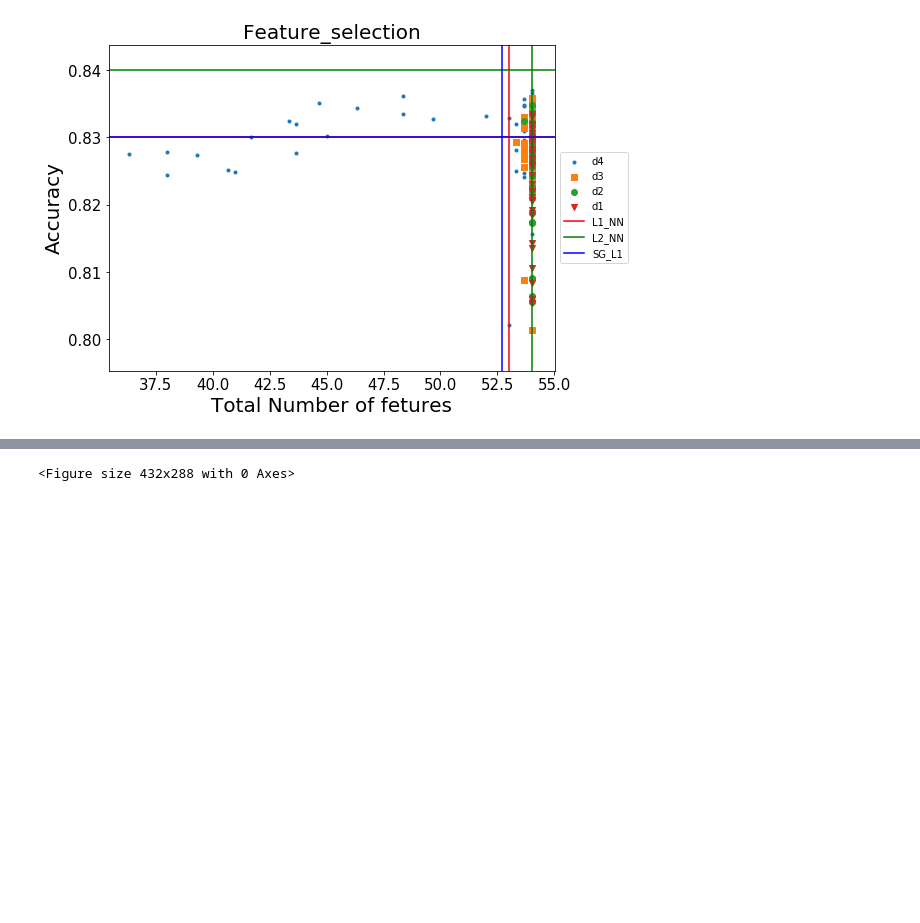
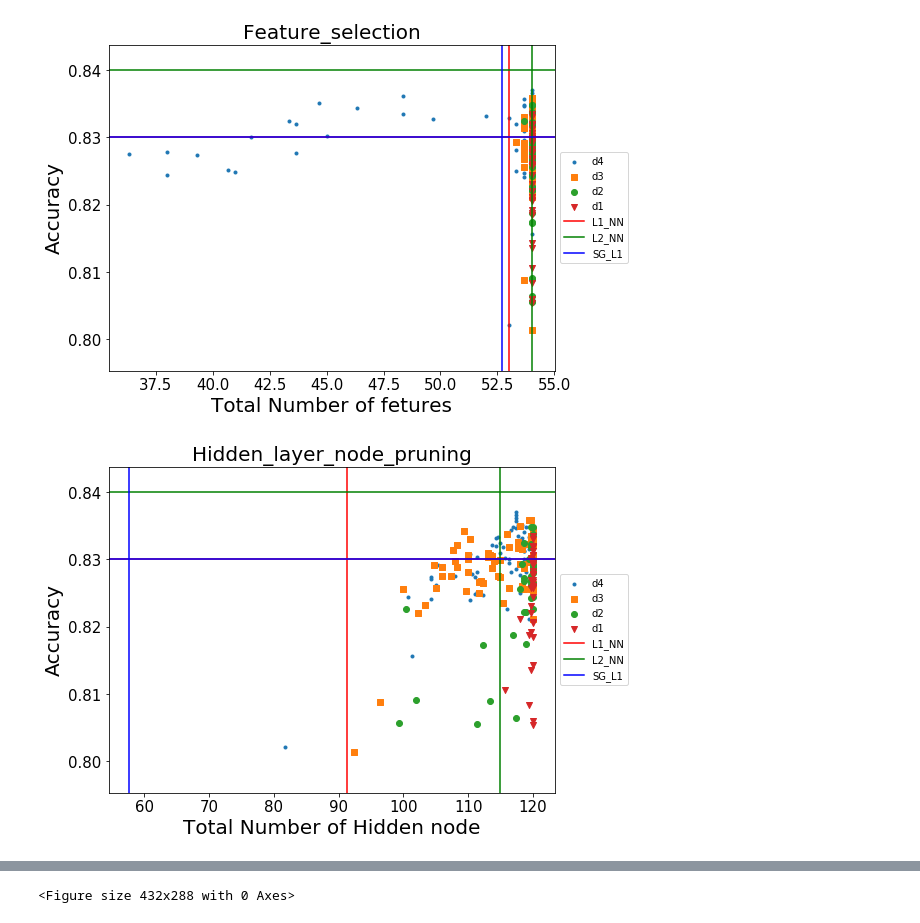
Before and after one commit to dx111/jupyterlab, a Jupyter notebook: cov_t1_all.ipynb, the cells around one changed output, grey strips where cells are left out. Saved outputs shown, nothing was run; the diff lists cells and outputs as text; code cells hidden in the pictures; blank space fills up the shorter version.

```diff
--- a/cov_t1_all.ipynb
+++ b/cov_t1_all.ipynb
@@ -27,3 +27,7 @@ bench_list=["SG_L1","L1_NN","L2_NN"]
 fig=plot_compare(dataset_list=data_list,data_label=dataset_label_list,compare_type="Feature_selection",dataset_name="covtype",bench_list=bench_list)
 # %% [output]
 [figure]
+# %%
+fig=plot_compare(dataset_list=data_list,data_label=dataset_label_list,compare_type="Hidden_layer_node_pruning",dataset_name="covtype",bench_list=bench_list)
+# %% [output]
+[figure, added]
```
Also changed, not shown: parts of 1 cell of this notebook, 6 other files.
